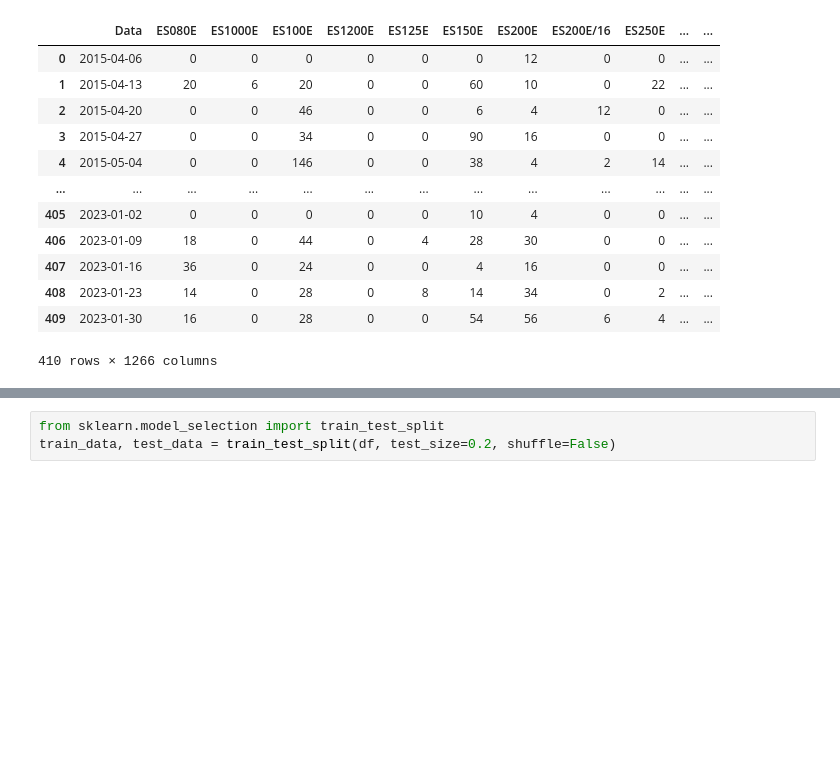
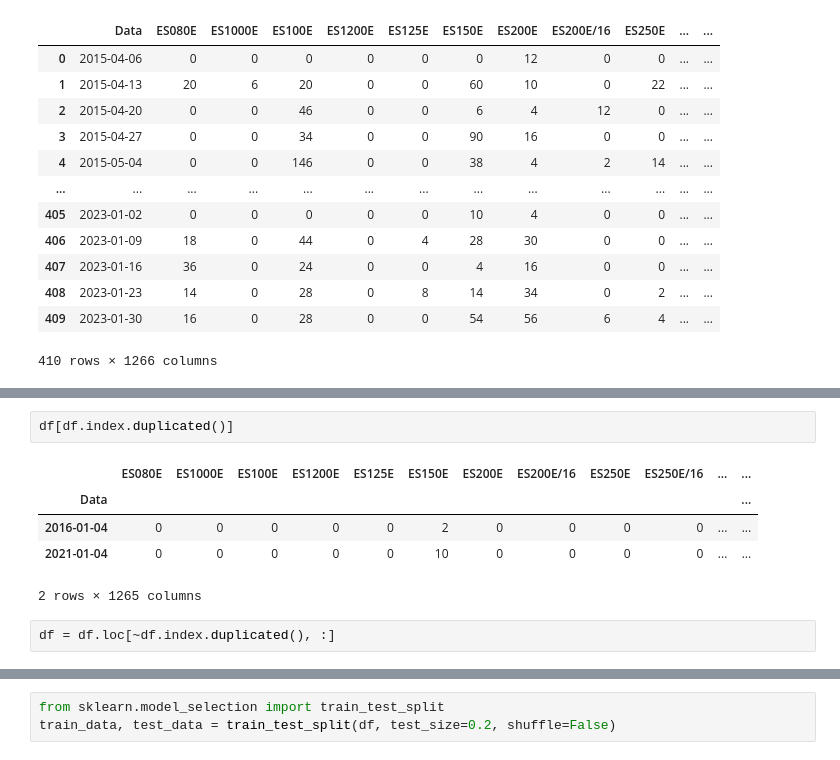
Before and after one commit to M-Kacprowicz/forecasting-tool, a Jupyter notebook: data_split.ipynb, the cells around one changed output, grey strips where cells are left out. Drawn from its saved outputs; the diff is of its cells as text; blank space fills up the shorter version.

```diff
--- a/data_split.ipynb
+++ b/data_split.ipynb
@@ -20,0 +40,10 @@ df
+# %%
+df[df.index.duplicated()]
+# %% [output]
+|  | ES080E | ES1000E | ES100E | ES1200E | ES125E | ES150E | ES200E | ES200E/16 | ES250E | ES250E/16 | ... | ... |
+| Data |  |  |  |  |  |  |  |  |  |  |  | ... |
+| 2016-01-04 | 0 | 0 | 0 | 0 | 0 | 2 | 0 | 0 | 0 | 0 | ... | ... |
+| 2021-01-04 | 0 | 0 | 0 | 0 | 0 | 10 | 0 | 0 | 0 | 0 | ... | ... |
+2 rows × 1265 columns
+# %%
+df = df.loc[~df.index.duplicated(), :]
```
Also changed, not shown: parts of 7 cells of this notebook, 10 other files.
